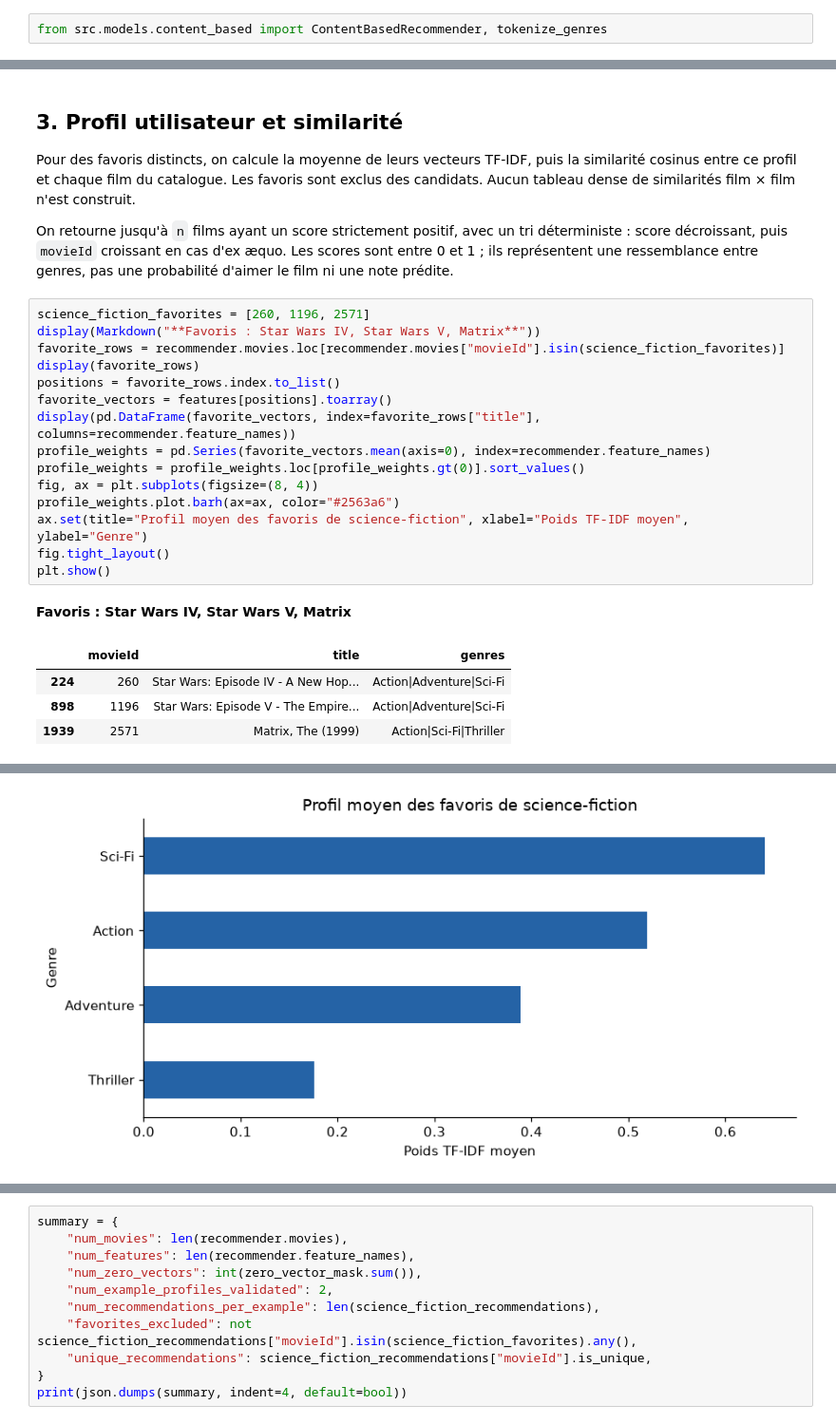
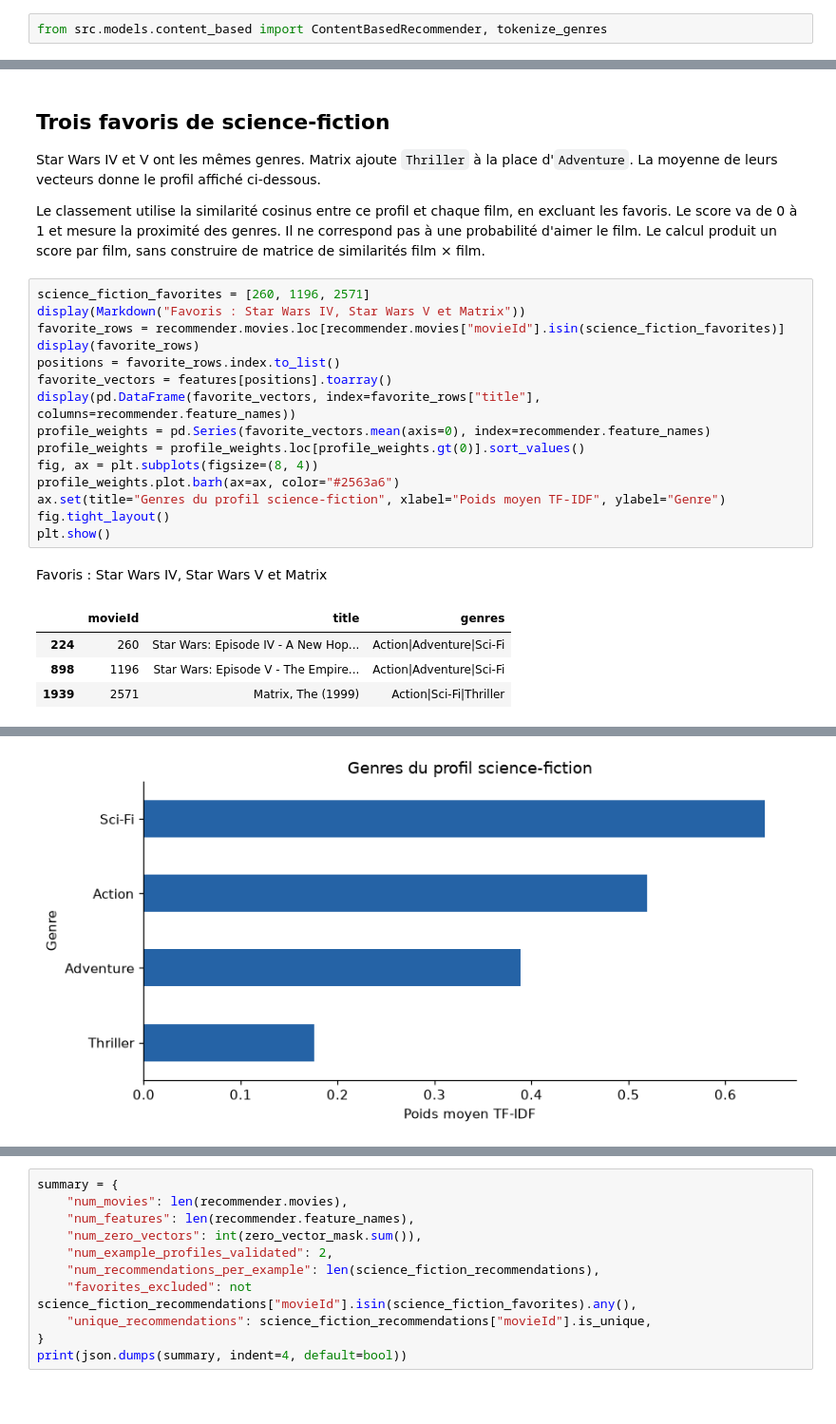
Before and after one commit to SamirMaoude/movies-and-me-recommender, a Jupyter notebook: notebooks/02_content_based_baseline.ipynb, the cells around one changed output, grey strips where cells are left out. Shown at 95% size. Cells and saved outputs as stored; diff of their text form; blank space fills up the shorter version.

Commit message:
docs: rewrite notebooks as concise analysis notes

```diff
--- a/notebooks/02_content_based_baseline.ipynb
+++ b/notebooks/02_content_based_baseline.ipynb
@@ -109,35 +109,35 @@ Tokens d'exemple : ['Film-Noir', 'Sci-Fi']
 # %% [markdown]
-## 3. Profil utilisateur et similarité
+## Trois favoris de science-fiction
 
-Pour des favoris distincts, on calcule la moyenne de leurs vecteurs TF-IDF, puis la similarité cosinus entre ce profil et chaque film du catalogue. Les favoris sont exclus des candidats. Aucun tableau dense de similarités film × film n'est construit.
+Star Wars IV et V ont les mêmes genres. Matrix ajoute `Thriller` à la place d'`Adventure`. La moyenne de leurs vecteurs donne le profil affiché ci-dessous.
 
-On retourne jusqu'à `n` films ayant un score strictement positif, avec un tri déterministe : score décroissant, puis `movieId` croissant en cas d'ex æquo. Les scores sont entre 0 et 1 ; ils représentent une ressemblance entre genres, pas une probabilité d'aimer le film ni une note prédite.
+Le classement utilise la similarité cosinus entre ce profil et chaque film, en excluant les favoris. Le score va de 0 à 1 et mesure la proximité des genres. Il ne correspond pas à une probabilité d'aimer le film. Le calcul produit un score par film, sans construire de matrice de similarités film × film.
 # %%
 science_fiction_favorites = [260, 1196, 2571]
-display(Markdown("**Favoris : Star Wars IV, Star Wars V, Matrix**"))
+display(Markdown("Favoris : Star Wars IV, Star Wars V et Matrix"))
 favorite_rows = recommender.movies.loc[recommender.movies["movieId"].isin(science_fiction_favorites)]
 display(favorite_rows)
 positions = favorite_rows.index.to_list()
 favorite_vectors = features[positions].toarray()
 display(pd.DataFrame(favorite_vectors, index=favorite_rows["title"], columns=recommender.feature_names))
 profile_weights = pd.Series(favorite_vectors.mean(axis=0), index=recommender.feature_names)
 profile_weights = profile_weights.loc[profile_weights.gt(0)].sort_values()
 fig, ax = plt.subplots(figsize=(8, 4))
 profile_weights.plot.barh(ax=ax, color="#2563a6")
-ax.set(title="Profil moyen des favoris de science-fiction", xlabel="Poids TF-IDF moyen", ylabel="Genre")
+ax.set(title="Genres du profil science-fiction", xlabel="Poids moyen TF-IDF", ylabel="Genre")
 fig.tight_layout()
 plt.show()
 # %% [output]
-**Favoris : Star Wars IV, Star Wars V, Matrix**
+Favoris : Star Wars IV, Star Wars V et Matrix
 |  | movieId | title | genres |
 | 224 | 260 | Star Wars: Episode IV - A New Hop... | Action|Adventure|Sci-Fi |
 | 898 | 1196 | Star Wars: Episode V - The Empire... | Action|Adventure|Sci-Fi |
 | 1939 | 2571 | Matrix, The (1999) | Action|Sci-Fi|Thriller |
 |  | Action | Adventure | Animation | Children | Comedy | Crime | Documentary | Drama | Fantasy | Film-Noir | ... |
 | title |  |  |  |  |  |  |  |  |  |  | ... |
 | Star Wars: Episode IV - A New Hop... | 0.511908 | 0.582675 | 0.0 | 0.0 | 0.0 | 0.0 | 0.0 | 0.0 | 0.0 | 0.0 | ... |
 | Star Wars: Episode V - The Empire... | 0.511908 | 0.582675 | 0.0 | 0.0 | 0.0 | 0.0 | 0.0 | 0.0 | 0.0 | 0.0 | ... |
 | Matrix, The (1999) | 0.534972 | 0.000000 | 0.0 | 0.0 | 0.0 | 0.0 | 0.0 | 0.0 | 0.0 | 0.0 | ... |
-[figure, old version]
+[figure, new version]
 # %%
 science_fiction_recommendations = recommender.recommend(science_fiction_favorites, n=10)
```
Also changed, not shown: parts of 16 cells of this notebook, 1 other file.
